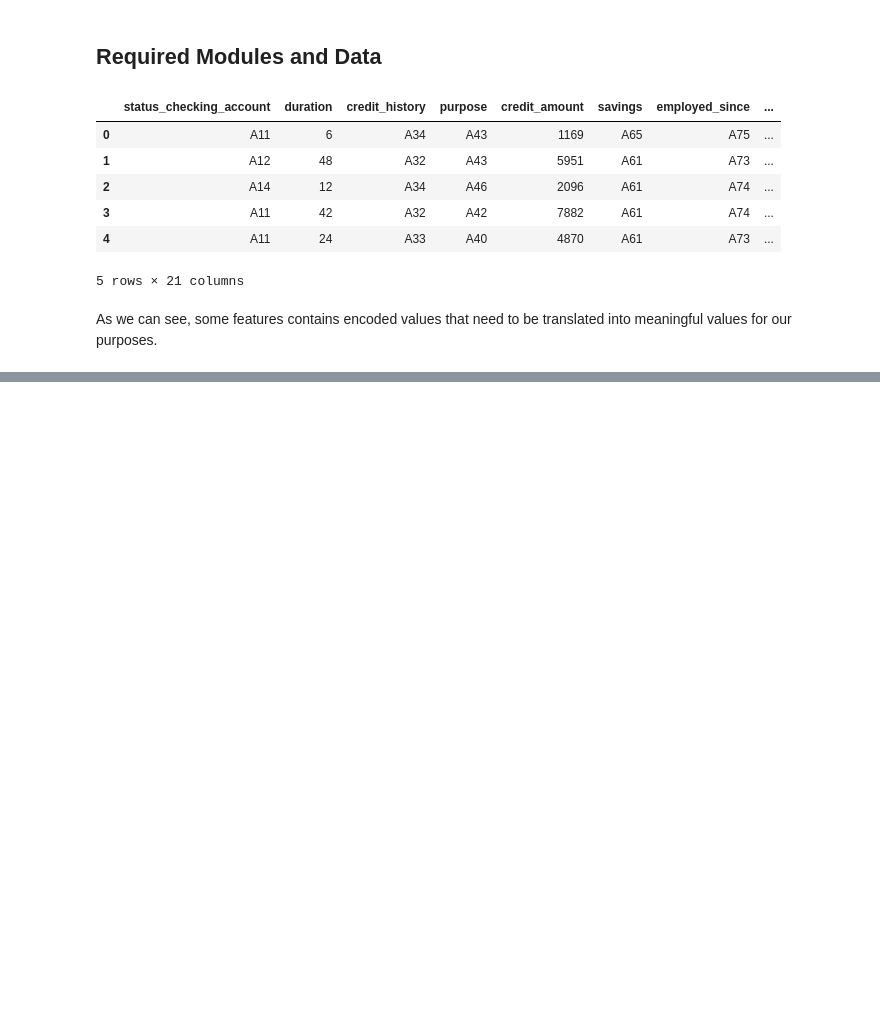
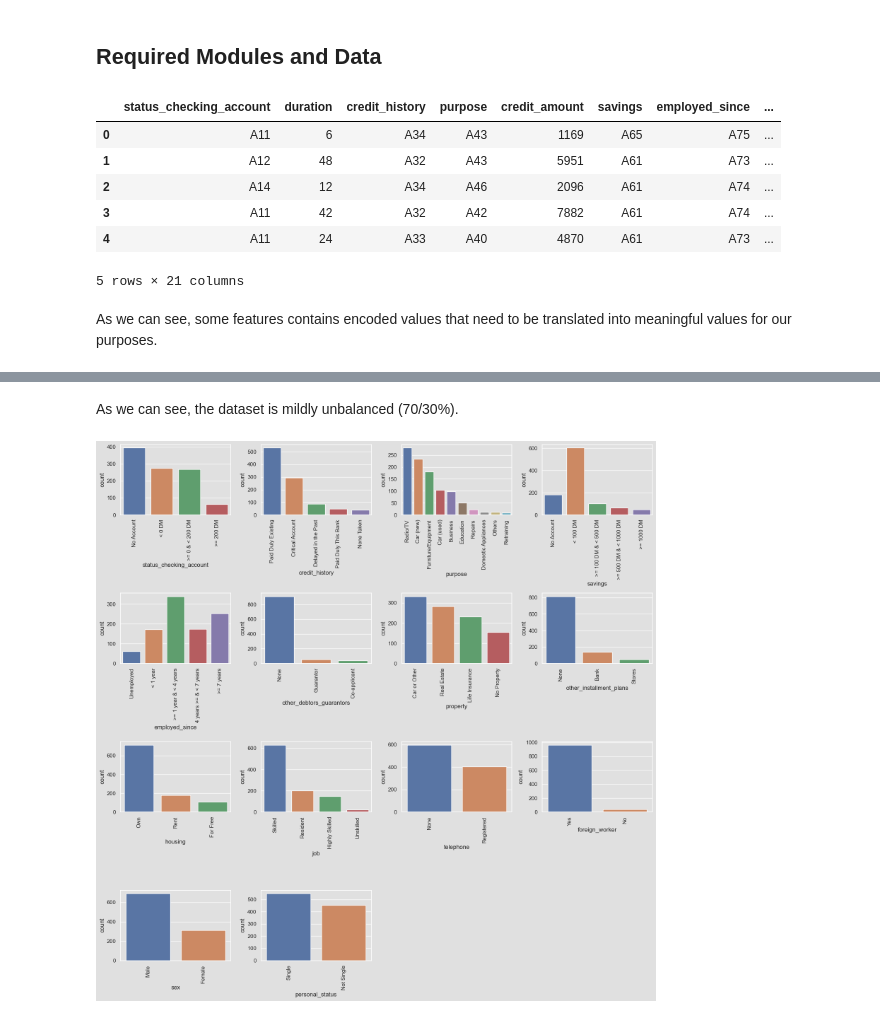
Before and after one commit to IgorTrevelin/data-science, a Jupyter notebook: german-credit-risk.ipynb, the cells around one changed output, grey strips where cells are left out. Cells and saved outputs as stored; diff of their text form; code cells hidden in the pictures; blank space fills up the shorter version.

```diff
--- a/german-credit-risk.ipynb
+++ b/german-credit-risk.ipynb
@@ -180,0 +302,11 @@ def property(df: pd.DataFrame):
+# %%
+cols = df.columns.values
+
+for col in cols:
+    values = list(df[col].unique())
+    values.sort()
+    print(f"{col}:")
+    if len(values) > 20 and is_numeric_dtype(values):
+        print(f"{values[:10]} ... {values[-10:]}\n")
+    else:
+        print(values, "\n")
@@ -180,0 +373,36 @@ def property(df: pd.DataFrame):
+# %% [markdown]
+As we can see, the dataset is mildly unbalanced (70/30%).
+# %%
+categorical = [col for col in df.columns if not is_numeric_dtype(df[col]) and col is not "good_or_bad"]
+n_cols = 4
+n_rows = math.ceil(len(categorical) / n_cols)
+
+fig, axes = plt.subplots(n_rows, n_cols, figsize=(16, n_rows * 4))
+
+i = 0
+while i < (n_rows * n_cols):
+    ax = axes[i // n_cols][i % n_cols]
+
+    if i >= len(categorical):
+        ax.remove()
+        i += 1
+        continue
+
+    col = categorical[i]
+
+    if is_categorical_dtype(df[col]):
+        sns.countplot(data=df, x=col, ax=ax)
+    else:
+        counts = df[col].value_counts().sort_values(ascending=False)
+        sns.barplot(x=counts.index.values, y=counts, ax=ax)
+        ax.set_xlabel(col)
+        ax.set_ylabel("count")
+
+    ax.set_xticklabels(ax.get_xticklabels(), rotation=90)
+
+    i += 1
+
+fig.tight_layout()
+plt.show()
+# %% [output]
+[figure, added]
```
Also changed, not shown: parts of 19 cells of this notebook.
